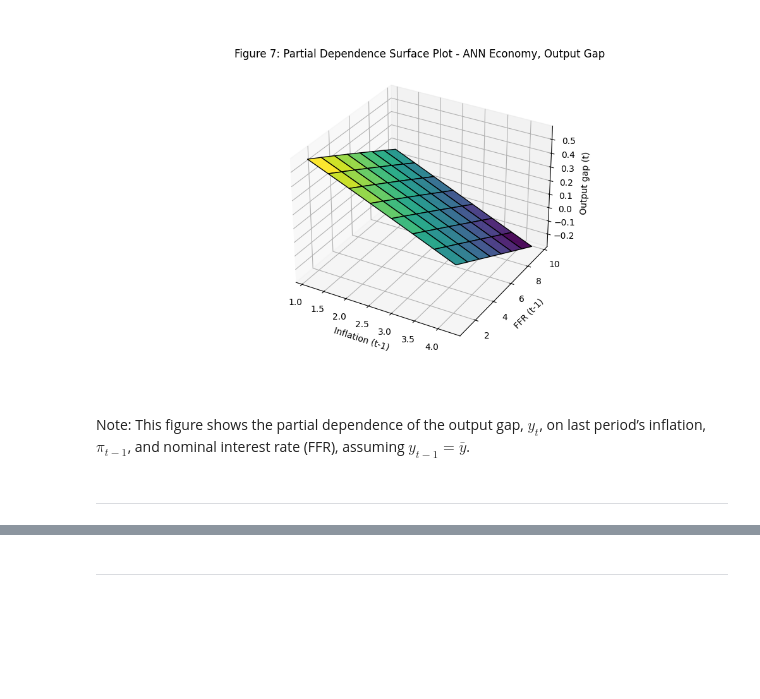
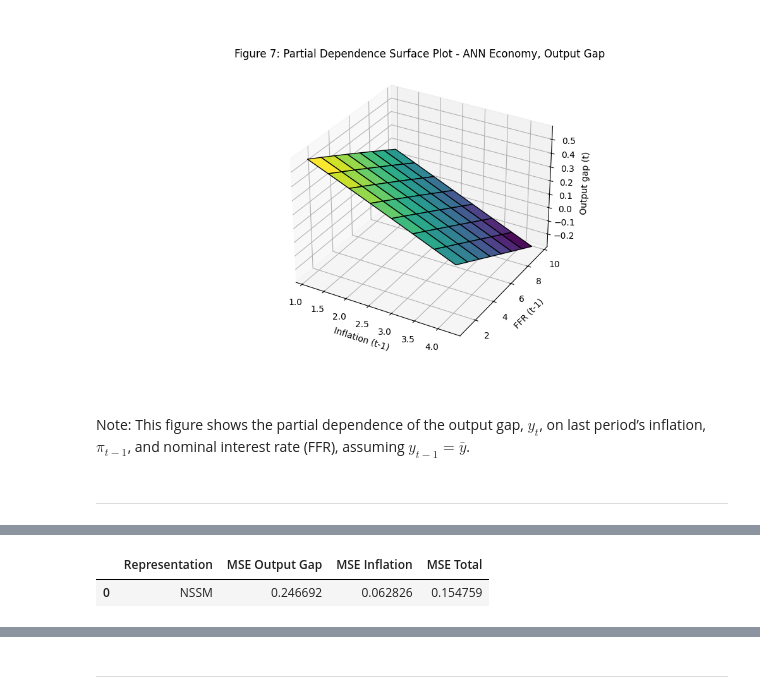
Before and after one commit to erskordi/Autonomous_Fed, a Jupyter notebook: notebooks/non_linear_environnment.ipynb, the cells around one changed output, grey strips where cells are left out. Drawn from its saved outputs; the diff is of its cells as text; code cells hidden in the pictures; blank space fills up the shorter version.

```diff
--- a/notebooks/non_linear_environnment.ipynb
+++ b/notebooks/non_linear_environnment.ipynb
@@ -2092,0 +2400,18 @@ fit_nssm["se_pi_nssm"] = (fit_nssm["pi_actual"] - fit_nssm["pi_fit"])**2
+# %%
+mse_y_nssm = float(fit_nssm["se_y_nssm"].mean())
+mse_pi_nssm = float(fit_nssm["se_pi_nssm"].mean())
+mse_total_nssm = 0.5 * (mse_y_nssm + mse_pi_nssm)
+
+table_nssm_mse = pd.DataFrame(
+    {
+        "Representation": ["NSSM"],
+        "MSE Output Gap": [mse_y_nssm],
+        "MSE Inflation": [mse_pi_nssm],
+        "MSE Total": [mse_total_nssm],
+    }
+)
+
+table_nssm_mse
+# %% [output]
+|  | Representation | MSE Output Gap | MSE Inflation | MSE Total |
+| 0 | NSSM | 0.246692 | 0.062826 | 0.154759 |
```
Also changed, not shown: parts of 34 cells of this notebook, 11 other files.
